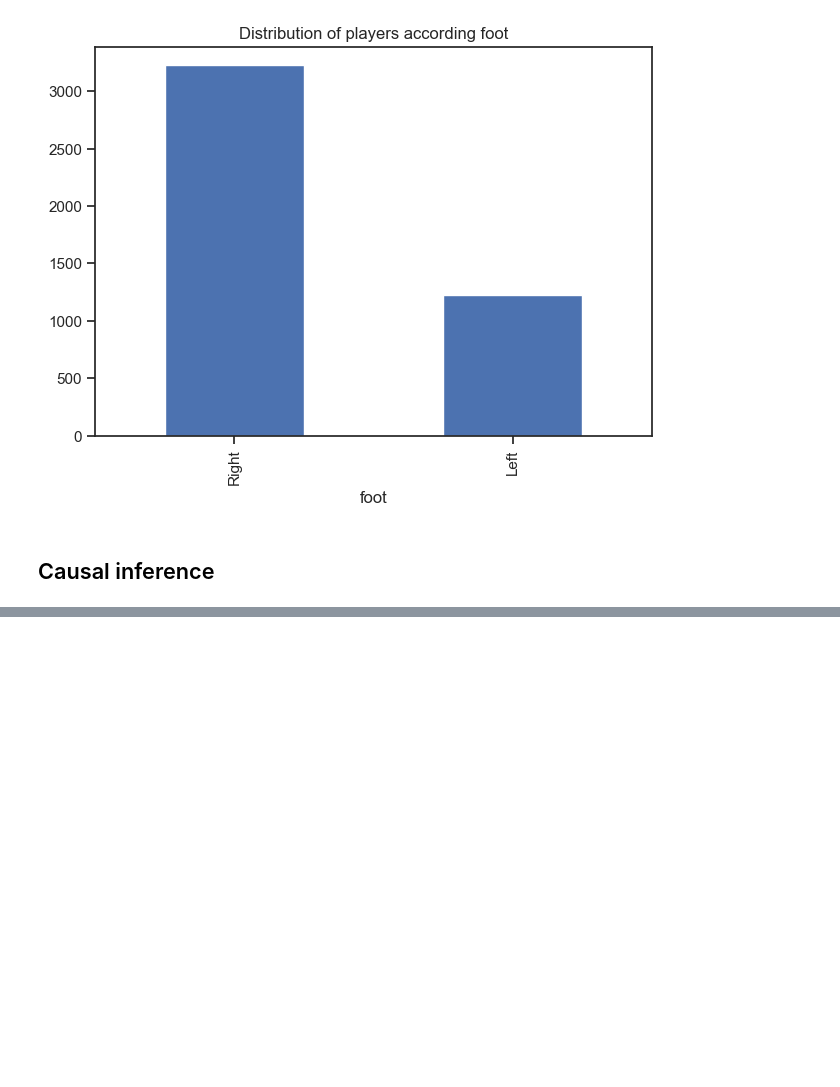
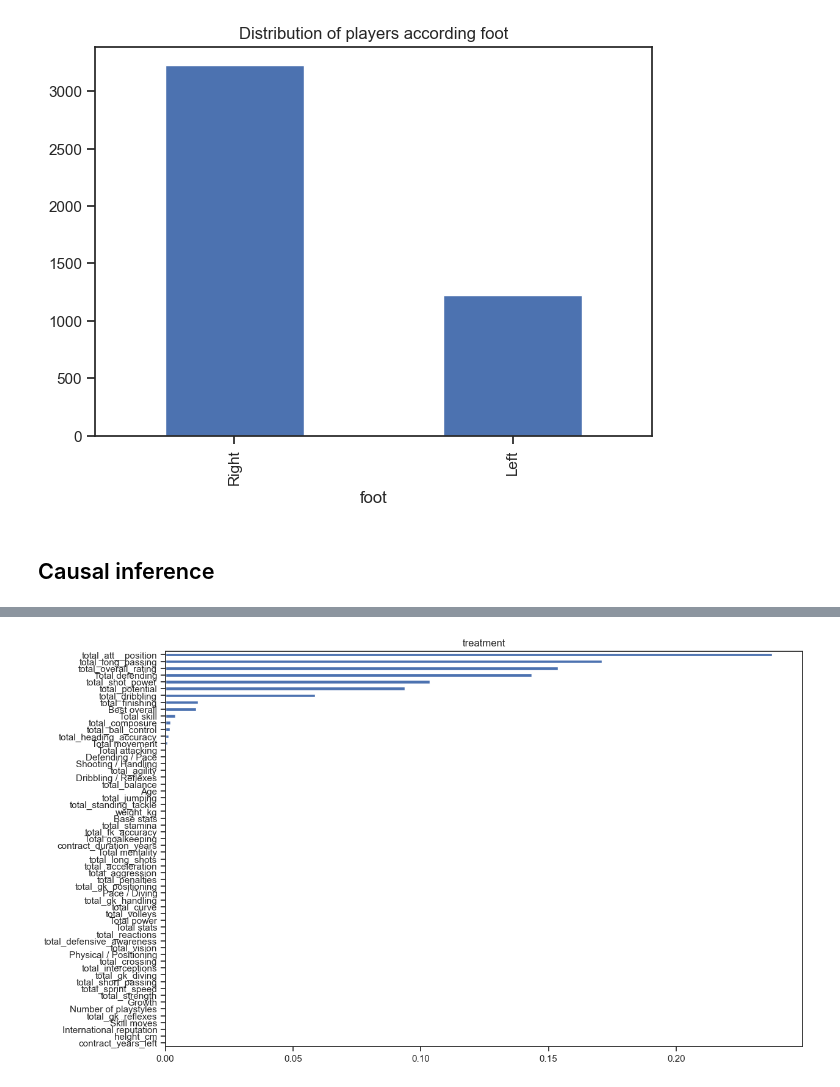
Before and after one commit to aladelca/enterprise_data_science, a Jupyter notebook: causal_inference/causal_inference.ipynb, the cells around one changed output, grey strips where cells are left out. Drawn from its saved outputs; the diff is of its cells as text; code cells hidden in the pictures; blank space fills up the shorter version.

```diff
--- a/causal_inference/causal_inference.ipynb
+++ b/causal_inference/causal_inference.ipynb
@@ -339,10 +333,3 @@ plt.show()
 [figure]
 # %% [markdown]
 ## Causal inference
-# %%
-## Variables
-
-y = df[TARGET].values.reshape(df.shape[0],)
-x = df.loc[:,~df.columns.isin(['foot']+TARGET)][NUM_VARIABLES]
-df['treatment'] = np.where(df['foot']=='Right',0,1)
-treatment = df['treatment'].values
@@ -476,0 +342,10 @@ print(y[0])
+# %%
+## Variables
+
+y = df[TARGET].values.reshape(df.shape[0],)
+x = df.loc[:,~df.columns.isin(['foot']+TARGET)][NUM_VARIABLES]
+df['treatment'] = np.where(df['foot']=='Right','control','treatment')
+treatment = df['treatment'].values
+
+print(y.shape)
+print(x.shape)
@@ -476,0 +357,11 @@ print(y[0])
+# %%
+#### S Learner
+
+model_tau = LGBMRegressor(importance_type='gain', random_state=123, verbose= -1)
+
+base_algo = LGBMRegressor(random_state=123, verbose = -1)
+
+
+slearner = BaseSRegressor(base_algo, control_name='control')
+te = slearner.estimate_ate(x, treatment, y)
+print('Average treatment effect',te[0])
@@ -476,0 +370,2 @@ print(y[0])
+# %%
+slearner_tau = slearner.fit_predict(x, treatment, y)
@@ -476,0 +417,7 @@ print(y[0])
+# %%
+slearner.plot_importance(X=x,
+                         tau=slearner_tau,
+                         normalize=True,
+                         method='auto',
+                         features=NUM_VARIABLES)
+# %% [output]
@@ -476,0 +441 @@ print(y[0])
+[figure, added]
```
Also changed, not shown: parts of 48 cells of this notebook.
